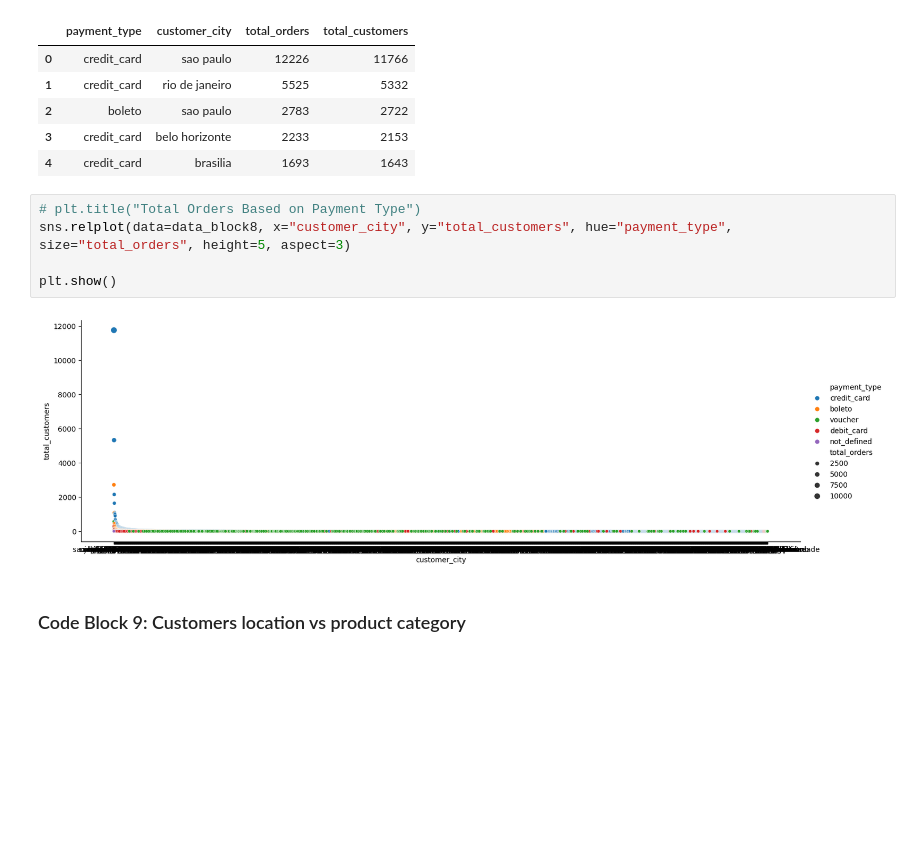
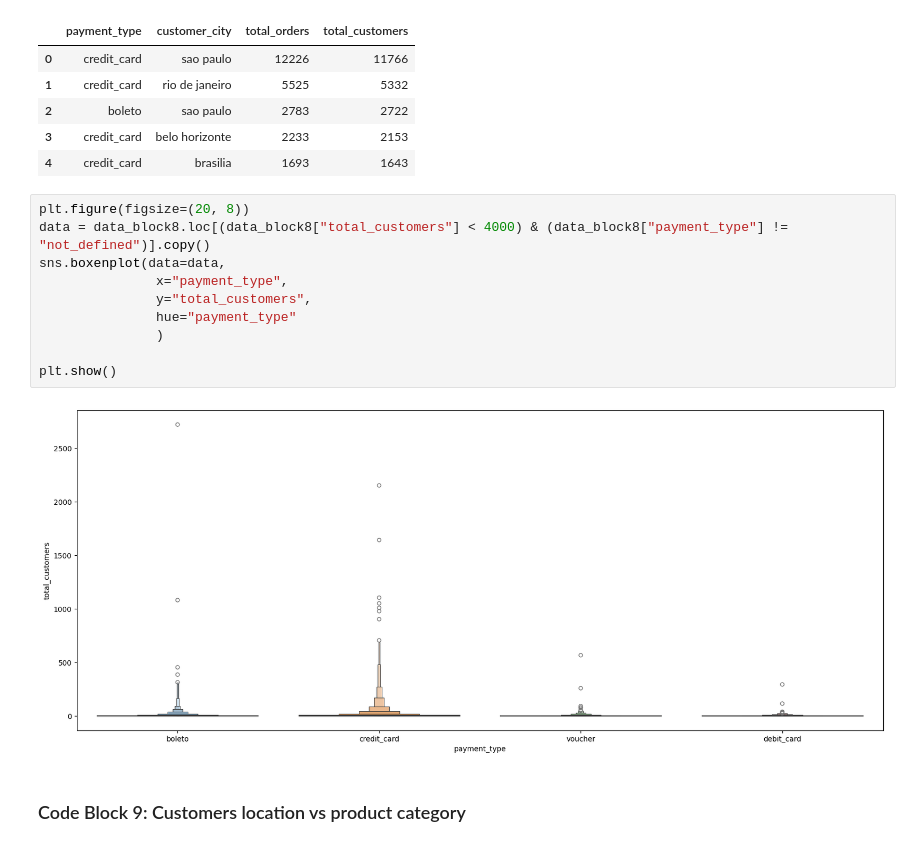
Before and after one commit to saeedshirani/ECommerce-Data-Processing-SQL-Only, a Jupyter notebook: visual.ipynb, the cells around one changed output. Drawn from its saved outputs; the diff is of its cells as text; blank space fills up the shorter version.

```diff
--- a/visual.ipynb
+++ b/visual.ipynb
@@ -86,13 +86,18 @@ data_block8.head()
 | 2 | boleto | sao paulo | 2783 | 2722 |
 | 3 | credit_card | belo horizonte | 2233 | 2153 |
 | 4 | credit_card | brasilia | 1693 | 1643 |
-# %%
-# plt.title("Total Orders Based on Payment Type")
-sns.relplot(data=data_block8, x="customer_city", y="total_customers", hue="payment_type", size="total_orders", height=5, aspect=3)
-
-plt.show()
-# %% [output]
-[figure, removed]
+# %%
+plt.figure(figsize=(20, 8))
+data = data_block8.loc[(data_block8["total_customers"] < 4000) & (data_block8["payment_type"] != "not_defined")].copy()
+sns.boxenplot(data=data,
+               x="payment_type",
+               y="total_customers",
+               hue="payment_type"
+               )
+
+plt.show()
+# %% [output]
+[figure, added]
 # %% [markdown]
 ### Code Block 9: Customers location vs product category
 # %%
```
Also changed, not shown: parts of 38 cells of this notebook, 3 other files.
